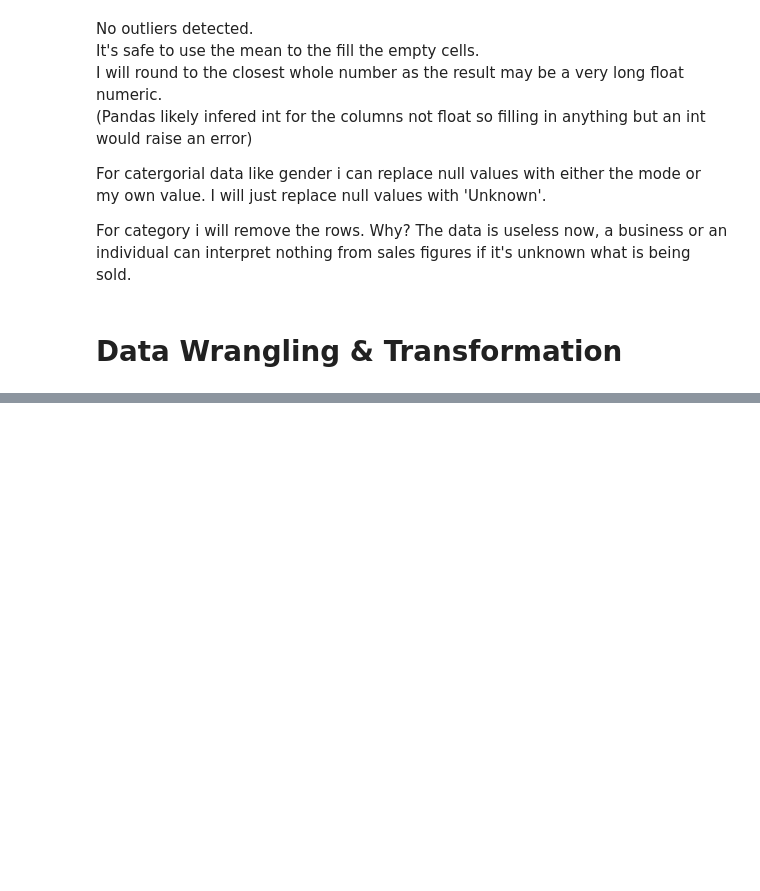
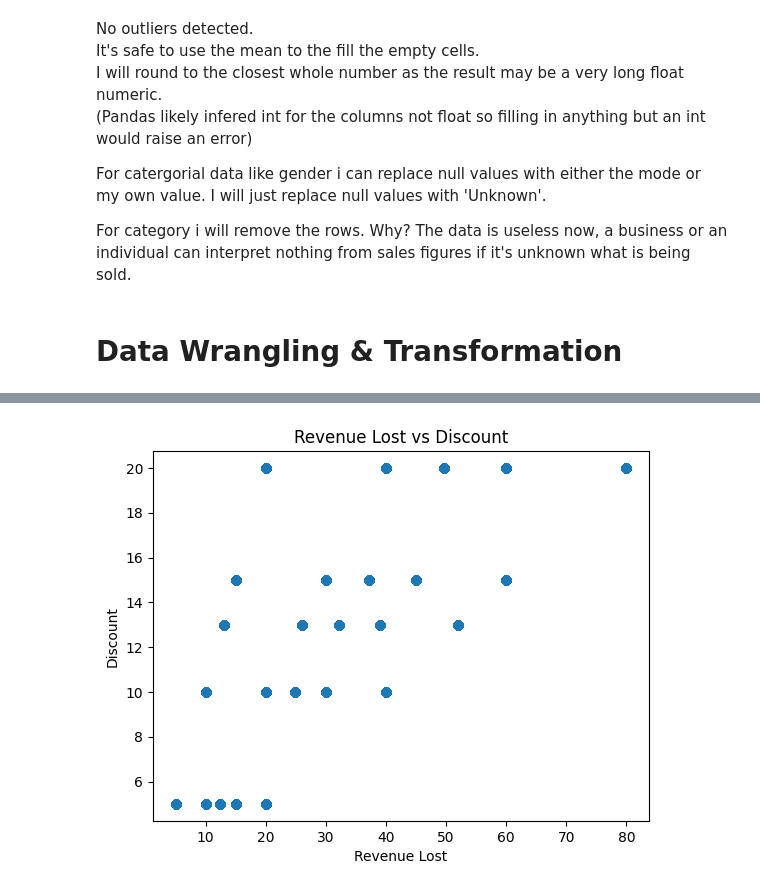
Before and after one commit to EmilisJanuska/Educational-Management-System, a Jupyter notebook: data_analysis.ipynb, the cells around one changed output, grey strips where cells are left out. Cells and saved outputs as stored; diff of their text form; code cells hidden in the pictures; blank space fills up the shorter version.

```diff
--- a/data_analysis.ipynb
+++ b/data_analysis.ipynb
@@ -148,0 +312,10 @@ NOTE: SUCCESS CRITERIA WANTS LAMBDAS AND APPLY METHODS.
+# %%
+#scatterplot Revenue lost and discount
+
+plt.scatter(df['Revenue Lost'],df['Discount'])
+plt.title('Revenue Lost vs Discount')
+plt.xlabel('Revenue Lost')
+plt.ylabel('Discount')
+plt.show()
+# %% [output]
+[figure, added]
```
Also changed, not shown: parts of 22 cells of this notebook.
